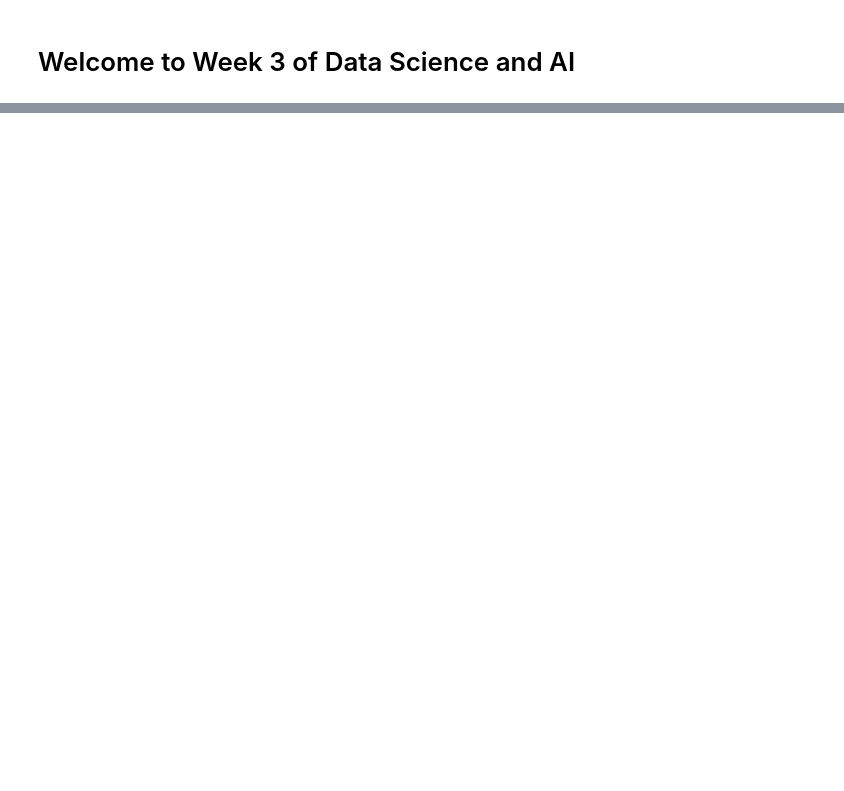
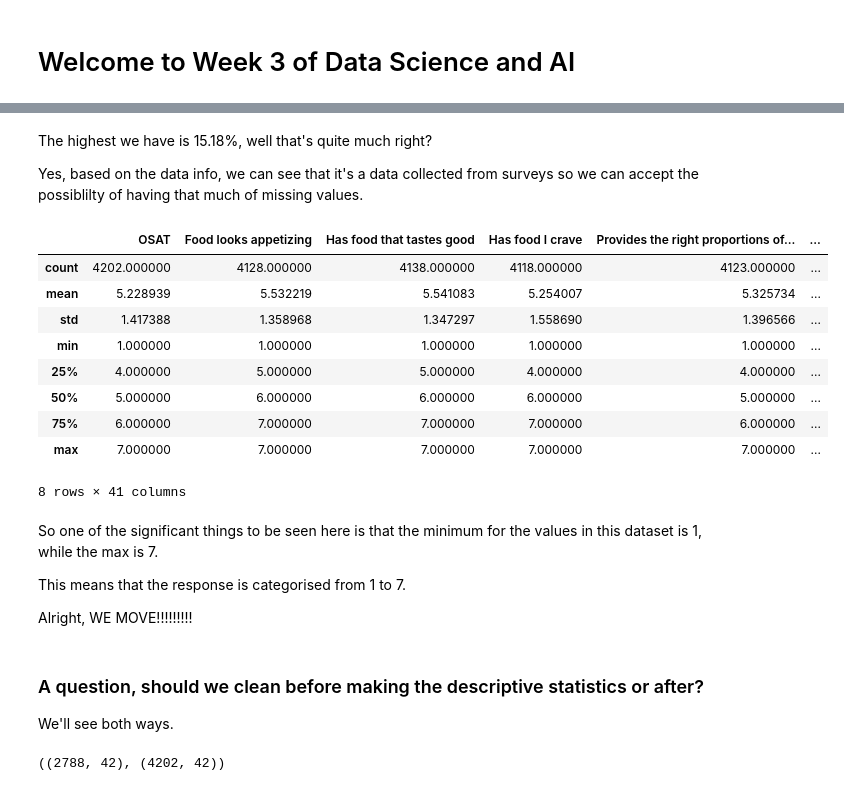
Before and after one commit to timothyafolami/ZTH---8-Weeks-Data-Science---AI-Curriculum, a Jupyter notebook: Week 3/Notebook-3.ipynb, the cells around one changed output, grey strips where cells are left out. Cells and saved outputs as stored; diff of their text form; code cells hidden in the pictures; blank space fills up the shorter version.

```diff
--- a/Week 3/Notebook-3.ipynb
+++ b/Week 3/Notebook-3.ipynb
@@ -37,0 +92,4 @@
+# %%
+# reading the dataset
+sandwich = pd.read_csv('Sub_Sandwiches_OSAT.csv')
+sandwich.head()
@@ -37,0 +156,7 @@
+# %%
+# seeing that the respondent serual is 2115, this shows that this is likely representing Id or something, we literally don't need it
+# when we are doing our analysis, so we will drop it
+# it can be dropped directly with, but let's just define a new variable for it
+sandwich_1 = sandwich.drop('Respondent_Serial', axis=1)
+
+sandwich_1.head()
@@ -37,0 +214,28 @@
+# %% [markdown]
+The highest we have is 15.18%, well that's quite much right?
+
+Yes, based on the data info, we can see that it's a data collected from surveys so we can accept the possiblilty of having that much of missing values.
+# %%
+# now let's check for the descriptive statistics of the dataset
+sandwich_1.describe()
+# %% [output]
+|  | OSAT | Food looks appetizing | Has food that tastes good | Has food I crave | Provides the right proportions of... | ... |
+| count | 4202.000000 | 4128.000000 | 4138.000000 | 4118.000000 | 4123.000000 | ... |
+| mean | 5.228939 | 5.532219 | 5.541083 | 5.254007 | 5.325734 | ... |
+| std | 1.417388 | 1.358968 | 1.347297 | 1.558690 | 1.396566 | ... |
+| min | 1.000000 | 1.000000 | 1.000000 | 1.000000 | 1.000000 | ... |
+| 25% | 4.000000 | 5.000000 | 5.000000 | 4.000000 | 4.000000 | ... |
+| 50% | 5.000000 | 6.000000 | 6.000000 | 6.000000 | 5.000000 | ... |
+| 75% | 6.000000 | 7.000000 | 7.000000 | 7.000000 | 6.000000 | ... |
+| max | 7.000000 | 7.000000 | 7.000000 | 7.000000 | 7.000000 | ... |
+8 rows × 41 columns
+# %% [markdown]
+So one of the significant things to be seen here is that the minimum for the values in this dataset is 1, while the max is 7.
+
+This means that the response is categorised from 1 to 7.
+
+Alright, WE MOVE!!!!!!!!!
+# %% [markdown]
+### A question, should we clean before making the descriptive statistics or after?
+
+We'll see both ways.
@@ -37,0 +245,4 @@
+# %%
+sandwich_2.shape, sandwich_1.shape
+# %% [output]
+((2788, 42), (4202, 42))
```
Also changed, not shown: parts of 35 cells of this notebook, 1 other file.
